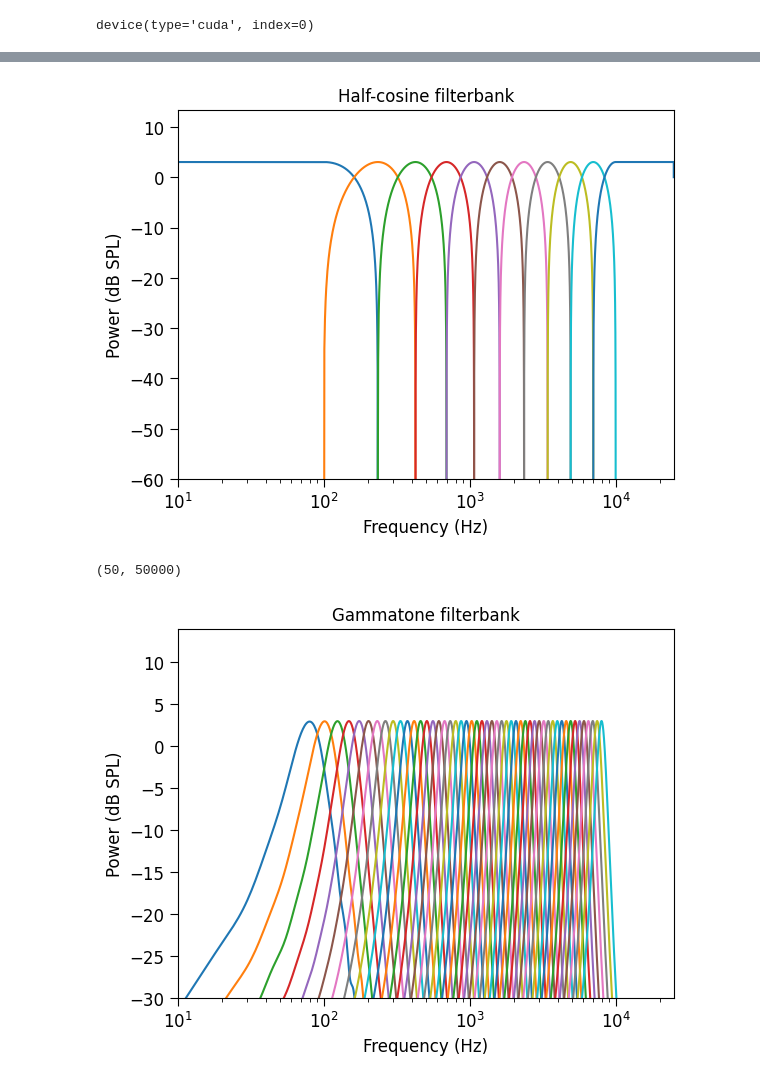
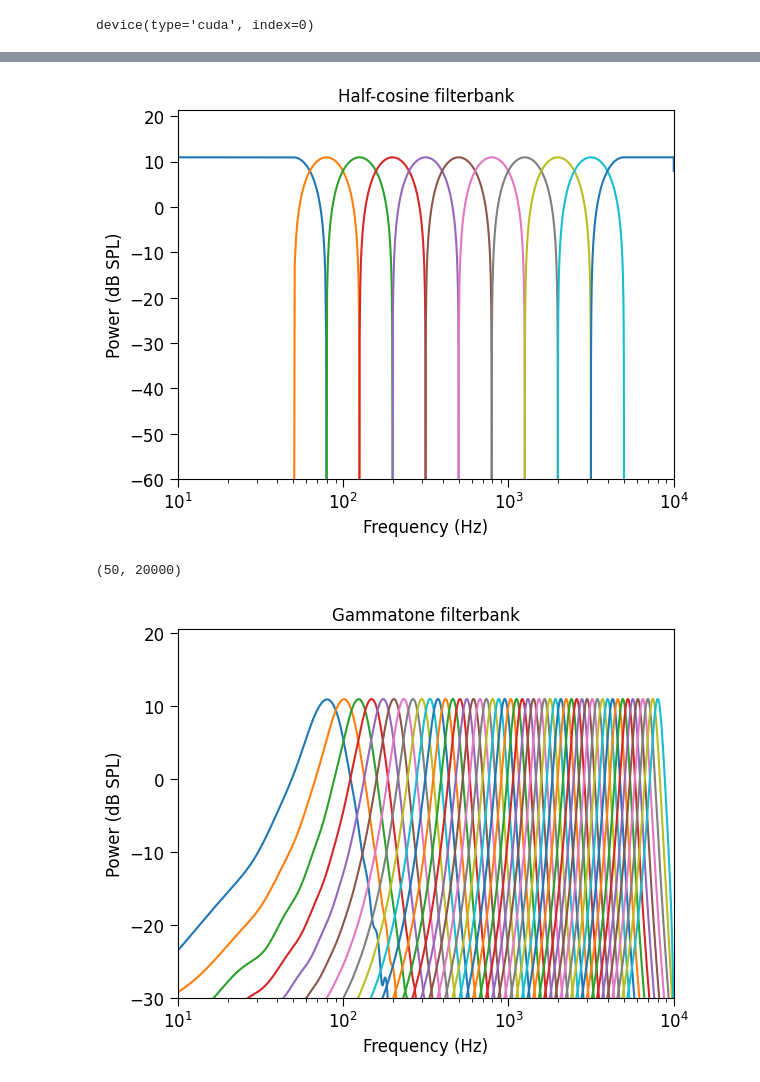
Before and after one commit to msaddler/auditory_model_tutorial, a Jupyter notebook: DEV.ipynb, the cells around one changed output, grey strips where cells are left out. Cells and saved outputs as stored; diff of their text form; code cells hidden in the pictures.

```diff
--- a/DEV.ipynb
+++ b/DEV.ipynb
@@ -54,6 +55,6 @@ ipd.display(ipd.Audio(rate=sr, data=x))
 [interactive output not drawn]
 # %%
-sr = 50e3
+sr = 20e3
 x = utils.harmonic_complex_tone(
     sr=sr,
     dur=0.15,
@@ -62,7 +63,7 @@ x = utils.harmonic_complex_tone(
     harmonics=np.arange(1, 10),
 )
 x = utils.set_dbspl(x, 60)
-x += utils.set_dbspl(np.random.randn(*x.shape), 45)
+# x += utils.set_dbspl(np.random.randn(*x.shape), 45)
 
 utils.make_spectrogram_plot(
     x,
@@ -77,11 +78,11 @@ plt.show()
 # %%
-sr = 50000
+sr = 20e3
 filterbank = modules.HalfCosineFilterbank(
-    sr=50000,
-    cf_low=1e2,
-    cf_high=1e4,
+    sr=sr,
+    cf_low=5e1,
+    cf_high=5e3,
     cf_num=11,
-    scale="erb",
+    scale="log",
     include_highpass=True,
     include_lowpass=True,
 ).to(device)
@@ -99,32 +100,32 @@ fig, ax = utils.make_periodogram_plot(
 )
 plt.show()
 # %% [output]
-[figure, old version]
+[figure, new version]
 # %%
-sr = 50000
+sr = 20e3
 filterbank = modules.GammatoneFilterbank(
     sr=sr,
     fir_dur=0.05,
     cfs=utils.erbspace(8e1, 8e3, 50),
     dtype=torch.float32,
     bw_mult=1,
 ).to(device)
 
 impulse = np.zeros(int(sr * 1.0))
 impulse[0] = 1.0
 impulse_tensor = torch.as_tensor(impulse, device=device).float().unsqueeze(0)
 impulse_response_tensor = filterbank(impulse_tensor).squeeze(0)
 impulse_response = impulse_response_tensor.detach().cpu().numpy()
 print(impulse_response.shape)
 
 fig, ax = utils.make_periodogram_plot(
     impulse_response,
     sr,
     str_title="Gammatone filterbank",
     ylimits=[-30, None],
 )
 plt.show()
 # %% [output]
-(50, 50000)
+(50, 20000)
-[figure, old version]
+[figure, new version]
 # %%
```
Also changed, not shown: parts of 14 cells of this notebook, 1 other file.
